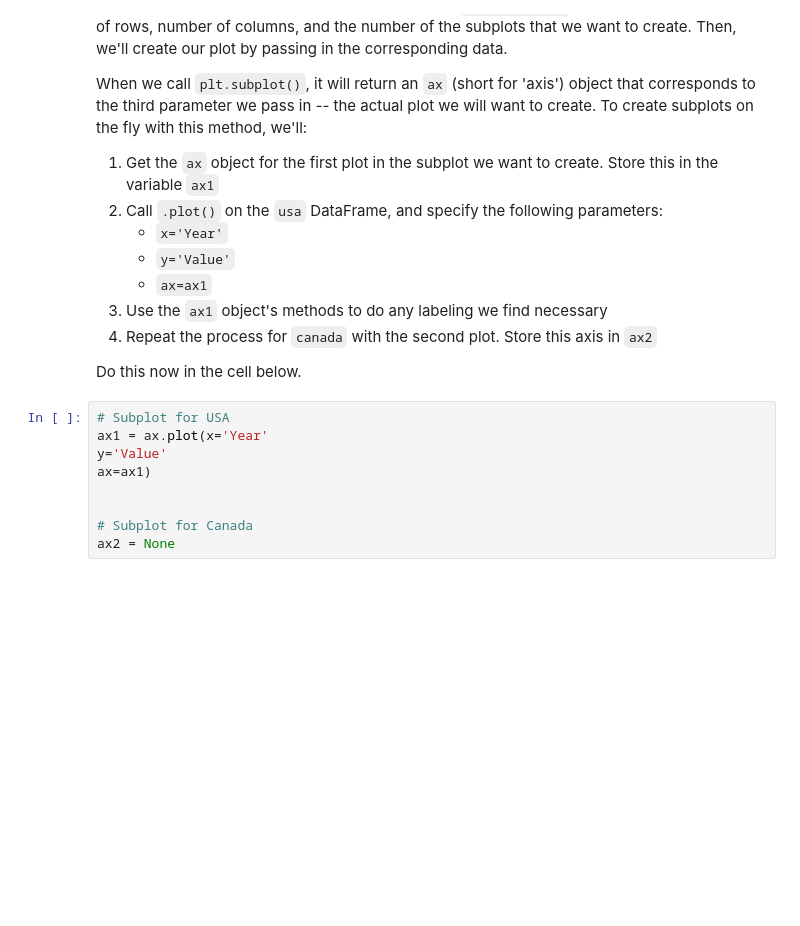
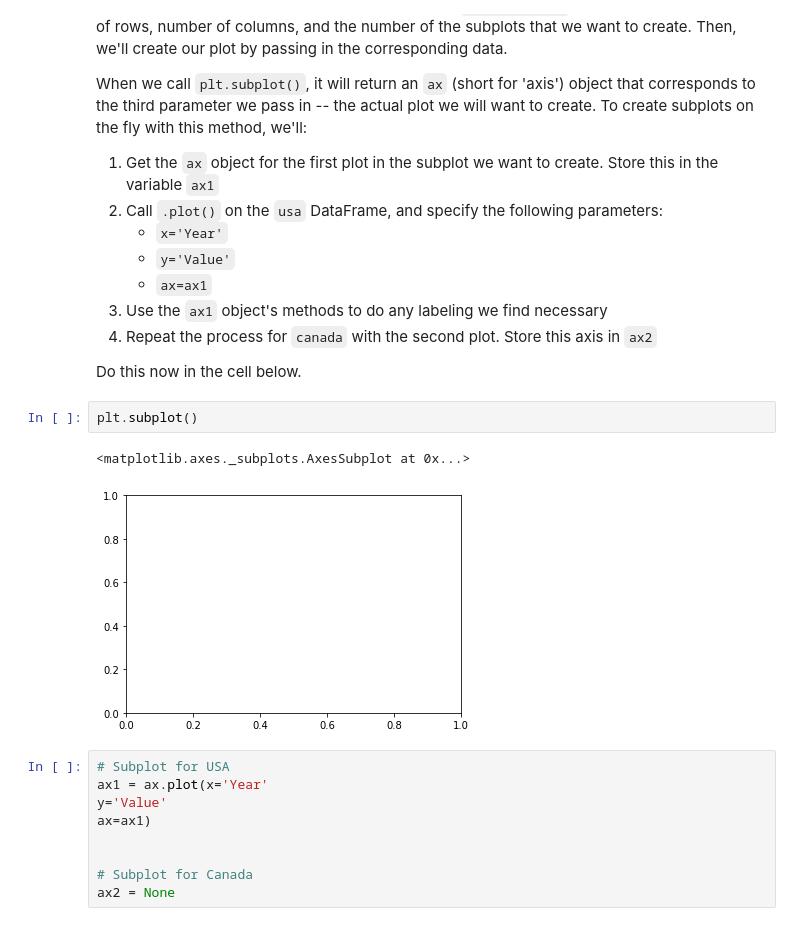
Before and after one commit to polyglottraveler/dsc-subplots-and-enumeration-lab-hbs-ds-060120, a Jupyter notebook: index.ipynb, the cells around one changed output. Drawn from its saved outputs; the diff is of its cells as text; blank space fills up the shorter version.

```diff
--- a/index.ipynb
+++ b/index.ipynb
@@ -137,6 +137,11 @@ When we call `plt.subplot()`, it will return an `ax` (short for 'axis') object t
 4. Repeat the process for `canada` with the second plot. Store this axis in `ax2`
 
 Do this now in the cell below.
+# %%
+plt.subplot()
+# %% [output]
+<matplotlib.axes._subplots.AxesSubplot at 0x...>
+[figure, added]
 # %%
 # Subplot for USA
 ax1 = ax.plot(x='Year'
```
